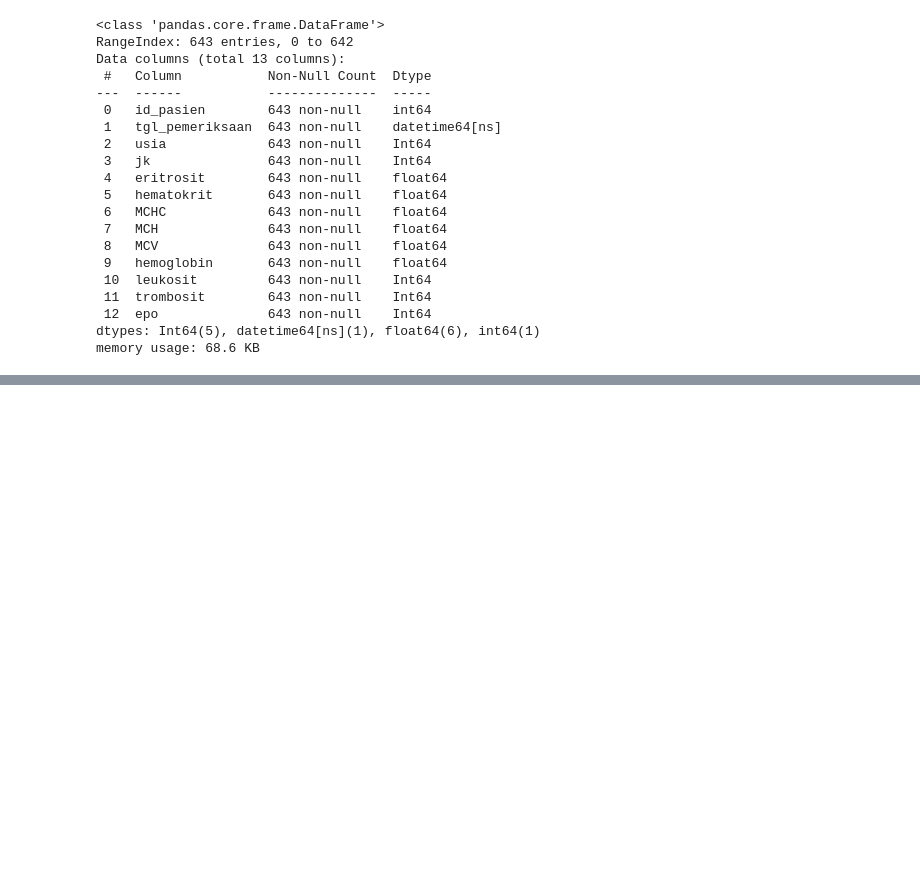
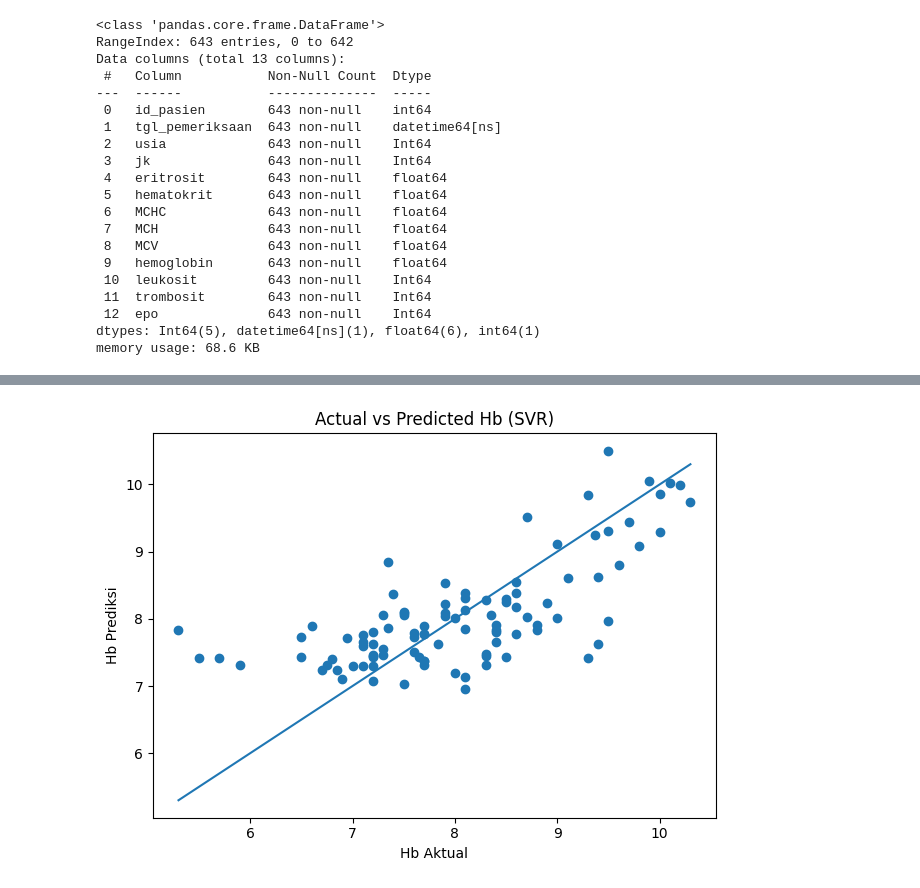
Before and after one commit to airtaprtw/PREDIKSI-KADAR-HB, a Jupyter notebook: notebooks/02_Modelling.ipynb, the cells around one changed output, grey strips where cells are left out. Cells and saved outputs as stored; diff of their text form; code cells hidden in the pictures; blank space fills up the shorter version.

```diff
--- a/notebooks/02_Modelling.ipynb
+++ b/notebooks/02_Modelling.ipynb
@@ -72,0 +70,17 @@ Fitur yang digunakan (X): ['usia', 'jk', 'eritrosit', 'hematokrit', 'MCHC', 'MCH
+# %%
+#MENENTUKAN FITUR X DAN TARGET Y
+X = df.drop(columns=['id_pasien', 'tgl_pemeriksaan', 'hemoglobin', 'hematokrit', 'eritrosit'])
+y = df['hemoglobin']
+
+#SPLIT 80:20 BERDASARKAN KRONOLOGIS
+X_train, X_test, y_train, y_test = train_test_split(
+    X, y,
+    test_size=0.2,
+    shuffle=False
+)
+
+print(f"Total baris data: {len(df)}")
+print(f"Jumlah Data Latih (80%): {len(X_train)}")
+print(f"Jumlah Data Uji (20%): {len(X_test)}")
+print("-" * 30)
+print("Fitur yang digunakan (X):", X.columns.tolist())
@@ -308,0 +440,19 @@ print(df_final)
+# %%
+import matplotlib.pyplot as plt
+
+# gunakan model terbaik (SVR)
+best_model = models_final["SVR"]
+
+y_pred = best_model.predict(X_test)
+
+plt.figure()
+plt.scatter(y_test, y_pred)
+plt.xlabel("Hb Aktual")
+plt.ylabel("Hb Prediksi")
+plt.title("Actual vs Predicted Hb (SVR)")
+plt.plot([y_test.min(), y_test.max()],
+         [y_test.min(), y_test.max()])
+plt.tight_layout()
+plt.show()
+# %% [output]
+[figure, added]
```
Also changed, not shown: parts of 10 cells of this notebook, 1 other file.
